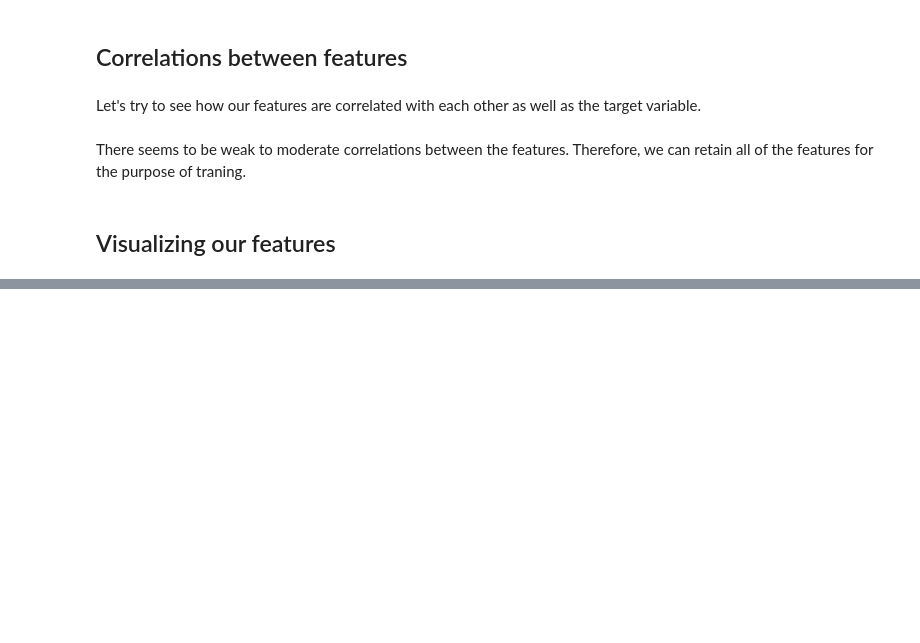
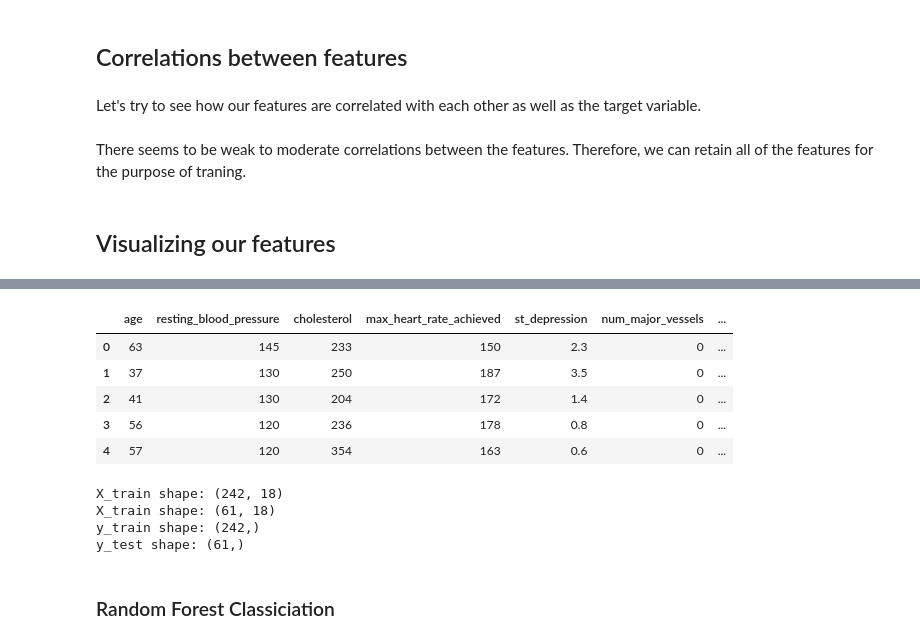
Before and after one commit to Sayar1106/Heart-Disease-Web-Application, a Jupyter notebook: app/src/notebooks/heart_disease.ipynb, the cells around one changed output, grey strips where cells are left out. Drawn from its saved outputs; the diff is of its cells as text; code cells hidden in the pictures; blank space fills up the shorter version.

```diff
--- a/app/src/notebooks/heart_disease.ipynb
+++ b/app/src/notebooks/heart_disease.ipynb
@@ -233,0 +274,33 @@ plot_dual_features(df, "st_slope", "max_heart_rate_achieved")
+# %%
+target = df['target']
+target = target.astype(int)
+df['num_major_vessels'] = df['num_major_vessels'].astype(int)
+df.drop('target', axis=1, inplace=True)
+# %%
+df = pd.get_dummies(df, drop_first=True)
+# %%
+df.head()
+# %% [output]
+|  | age | resting_blood_pressure | cholesterol | max_heart_rate_achieved | st_depression | num_major_vessels | ... |
+| 0 | 63 | 145 | 233 | 150 | 2.3 | 0 | ... |
+| 1 | 37 | 130 | 250 | 187 | 3.5 | 0 | ... |
+| 2 | 41 | 130 | 204 | 172 | 1.4 | 0 | ... |
+| 3 | 56 | 120 | 236 | 178 | 0.8 | 0 | ... |
+| 4 | 57 | 120 | 354 | 163 | 0.6 | 0 | ... |
+# %%
+X_train, X_test, y_train, y_test = train_test_split(df,
+                                                    target,
+                                                    test_size=0.2,
+                                                    random_state=42)
+
+print("X_train shape: {}".format(X_train.shape))
+print("X_train shape: {}".format(X_test.shape))
+print("y_train shape: {}".format(y_train.shape))
+print("y_test shape: {}".format(y_test.shape))
+# %% [output]
+X_train shape: (242, 18)
+X_train shape: (61, 18)
+y_train shape: (242,)
+y_test shape: (61,)
+# %% [markdown]
+### Random Forest Classiciation
```
Also changed, not shown: parts of 22 cells of this notebook, 6 other files.
